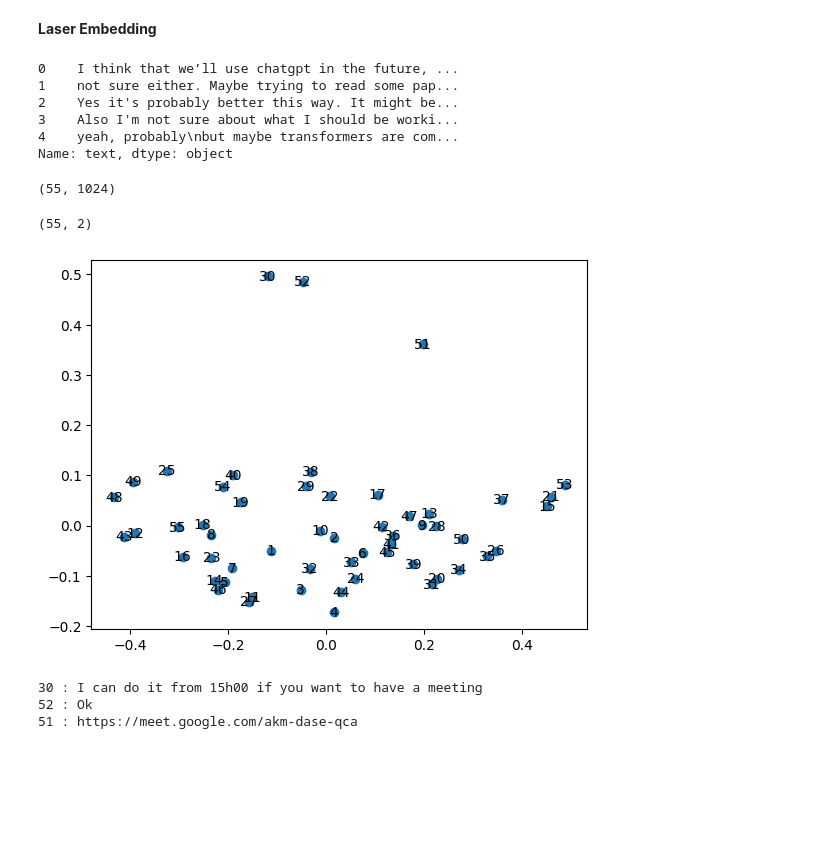
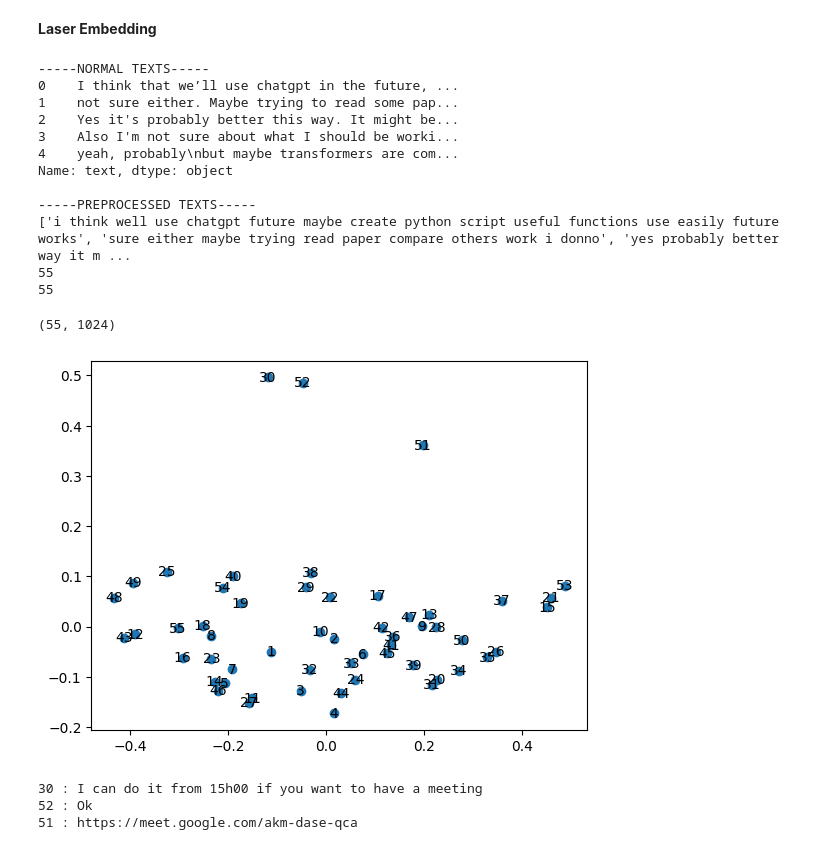
Before and after one commit to amirmosio/telegram-event-detection, a Jupyter notebook: Plotting_data.ipynb, the cells around one changed output. Saved outputs shown, nothing was run; the diff lists cells and outputs as text; code cells hidden in the pictures; blank space fills up the shorter version.

```diff
--- a/Plotting_data.ipynb
+++ b/Plotting_data.ipynb
@@ -53,9 +86,30 @@ df.loc[df['reactions'] > 0]
 | 49 | 1 | https://t.me/+synza2388S80NWM0 | 5328388801 | 259 | NaN | I'll be in the meeting in 5mins | 2024-03-28 15:52:22+00:00 | 1 |
 # %% [markdown]
 **Laser Embedding**
+# %%
+texts = df['text']
+preprocessed_texts = [preprocess_message(text, "english") for text in texts]
+print("-----NORMAL TEXTS-----")
+print(texts[0:5])
+print("\n-----PREPROCESSED TEXTS-----")
+print(preprocessed_texts[0:5])
+
+print(len(preprocessed_texts))
+print(len(texts))
+# %% [output]
+-----NORMAL TEXTS-----
+0    I think that we’ll use chatgpt in the future, ...
+1    not sure either. Maybe trying to read some pap...
+2    Yes it's probably better this way. It might be...
+3    Also I'm not sure about what I should be worki...
+4    yeah, probably\nbut maybe transformers are com...
+Name: text, dtype: object
+
+-----PREPROCESSED TEXTS-----
+['i think well use chatgpt future maybe create python script useful functions use easily future works', 'sure either maybe trying read paper compare others work i donno', 'yes probably better way it m ...
+55
+55
 # %%
-texts = df['text']
-print(texts[0:5])
 langs = ["en" for i in range(len(texts))]
 
 from laserembeddings import Laser
@@ -70,31 +124,35 @@ embeddings = laser.embed_sentences(
 
 embeddings.shape
 # %% [output]
-0    I think that we’ll use chatgpt in the future, ...
-1    not sure either. Maybe trying to read some pap...
-2    Yes it's probably better this way. It might be...
-3    Also I'm not sure about what I should be worki...
-4    yeah, probably\nbut maybe transformers are com...
-Name: text, dtype: object
+(55, 1024)
-(55, 1024)
-# %%
-#In this way we reduce the dimensionality of the embeddings to 2D
-pca = PCA(n_components=2)
-reduced_embeddings = pca.fit_transform(embeddings)
-reduced_embeddings.shape
-# %% [output]
-(55, 2)
 # %%
-# Plottare i punti
-plt.scatter(reduced_embeddings[:, 0], reduced_embeddings[:, 1])
+def plot_reduced_embeddings_2D(texts, lang):
+    langs = [lang for i in range(len(texts))]
 
-for i, point in enumerate(reduced_embeddings):
-    # Annotate each point with the message number
-    plt.annotate(str(i + 1), point, ha='center', va='center')
+    from laserembeddings import Laser
 
-plt.show()
+    laser = Laser()
+
+    # if all sentences are in the same language:
+
+    embeddings = laser.embed_sentences(
+    texts,
+    lang=langs)
+
+    pca = PCA(n_components=2)
+    reduced_embeddings = pca.fit_transform(embeddings)
+    # Plottare i punti
+    plt.scatter(reduced_embeddings[:, 0], reduced_embeddings[:, 1])
+
+    for i, point in enumerate(reduced_embeddings):
+        # Annotate each point with the message number
+        plt.annotate(str(i + 1), point, ha='center', va='center')
+
+    plt.show()
-# %% [output]
-[figure, removed]
+# %%
+plot_reduced_embeddings_2D(texts, "en")
+# %% [output]
+[figure, added]
 # %%
 print("30 : " + texts[30])
 print("52 : " + texts[52])
```
Also changed, not shown: parts of 15 cells of this notebook.
